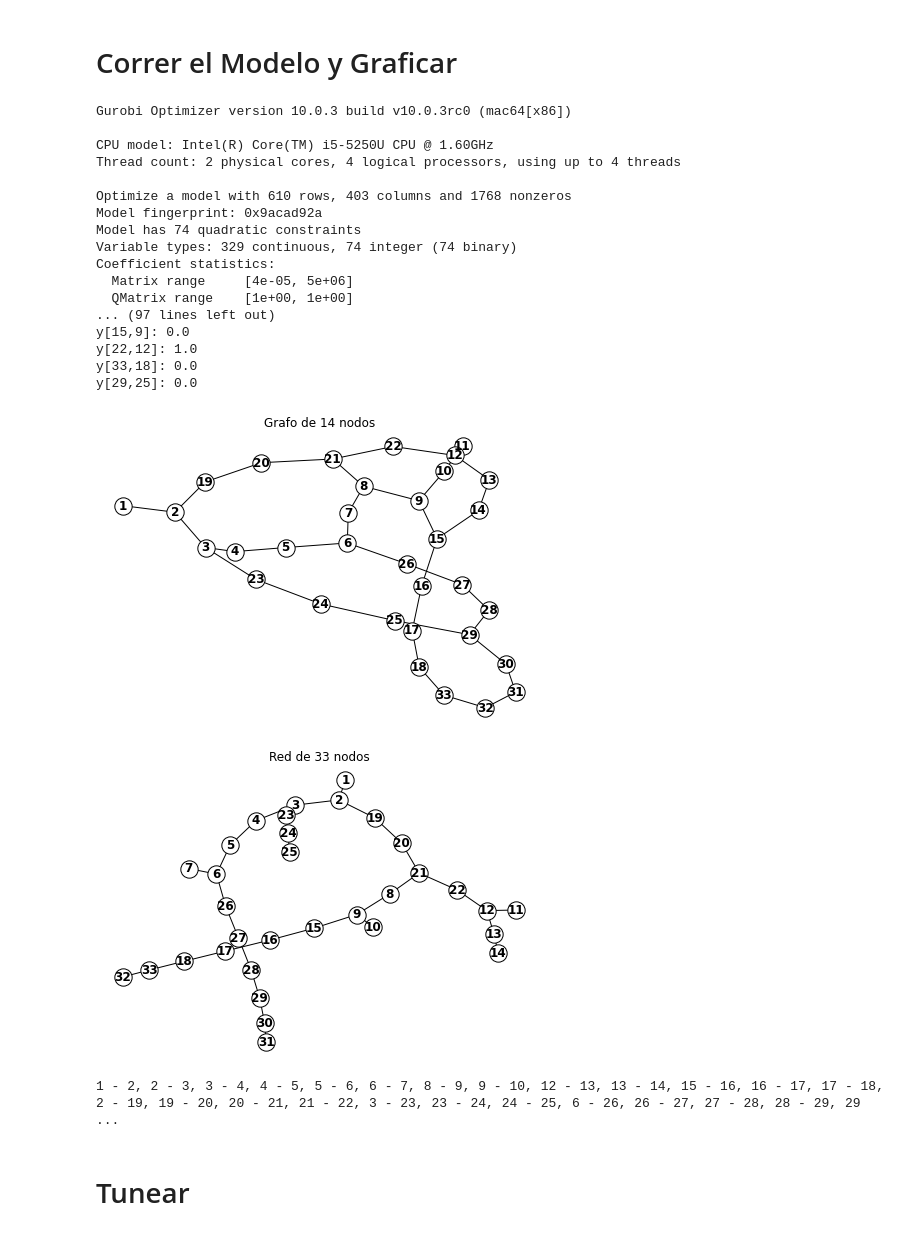
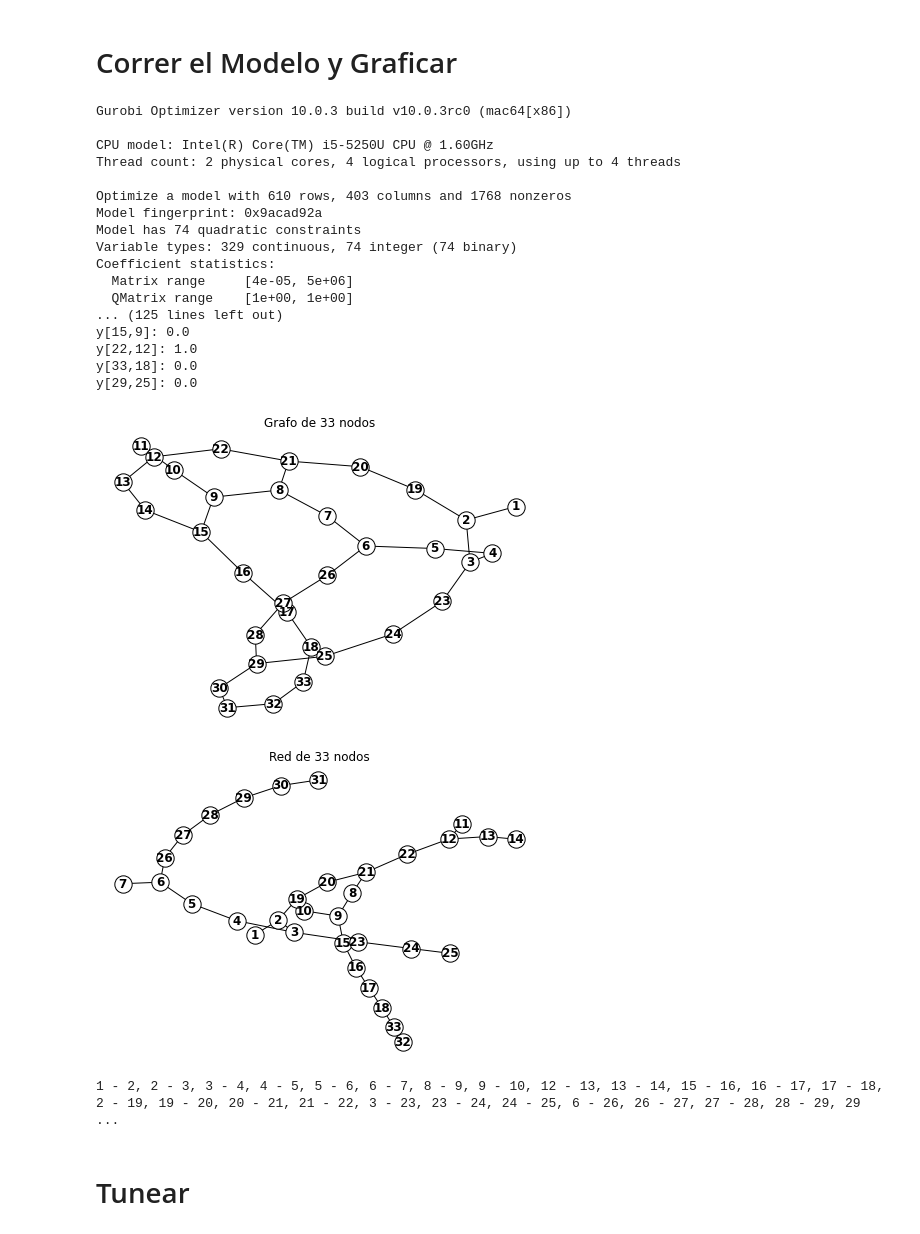
Before and after one commit to mforeroa/ProyectoRSD, a Jupyter notebook: 33nodos.ipynb, the cells around one changed output. Saved outputs shown, nothing was run; the diff lists cells and outputs as text; code cells hidden in the pictures.

```diff
--- a/33nodos.ipynb
+++ b/33nodos.ipynb
@@ -313,7 +311,7 @@ if m.status == GRB.OPTIMAL:
 
     G.add_edges_from(grafo)
     nx.draw(G, with_labels=True, node_color="white", font_weight='bold', edgecolors='black')
-    plt.title("Grafo de 14 nodos")
+    plt.title("Grafo de 33 nodos")
     plt.show()
 
     G1 = nx.Graph()
@@ -321,36 +319,36 @@ if m.status == GRB.OPTIMAL:
 
     G1.add_edges_from(red)
     nx.draw(G1, with_labels=True, node_color="white", font_weight='bold', edgecolors='black')
     plt.title("Red de 33 nodos")
     plt.show()
 
     p=""
     for i,j in red:
         p+=str(i)+" - "+str(j)+ ", "
     print(p)
 else:
     m.computeIIS()
     m.write("modelo5.ilp")
 # %% [output]
 Gurobi Optimizer version 10.0.3 build v10.0.3rc0 (mac64[x86])
 
 CPU model: Intel(R) Core(TM) i5-5250U CPU @ 1.60GHz
 Thread count: 2 physical cores, 4 logical processors, using up to 4 threads
 
 Optimize a model with 610 rows, 403 columns and 1768 nonzeros
 Model fingerprint: 0x9acad92a
 Model has 74 quadratic constraints
 Variable types: 329 continuous, 74 integer (74 binary)
 Coefficient statistics:
   Matrix range     [4e-05, 5e+06]
   QMatrix range    [1e+00, 1e+00]
-... (97 lines left out)
+... (125 lines left out)
 y[15,9]: 0.0
 y[22,12]: 1.0
 y[33,18]: 0.0
 y[29,25]: 0.0
-[figure, old version]
+[figure, new version]
-[figure, old version]
+[figure, new version]
 1 - 2, 2 - 3, 3 - 4, 4 - 5, 5 - 6, 6 - 7, 8 - 9, 9 - 10, 12 - 13, 13 - 14, 15 - 16, 16 - 17, 17 - 18, 2 - 19, 19 - 20, 20 - 21, 21 - 22, 3 - 23, 23 - 24, 24 - 25, 6 - 26, 26 - 27, 27 - 28, 28 - 29, 29 ...
 # %% [markdown]
 # Tunear
```
Also changed, not shown: parts of 2 cells of this notebook, 2 other files.
